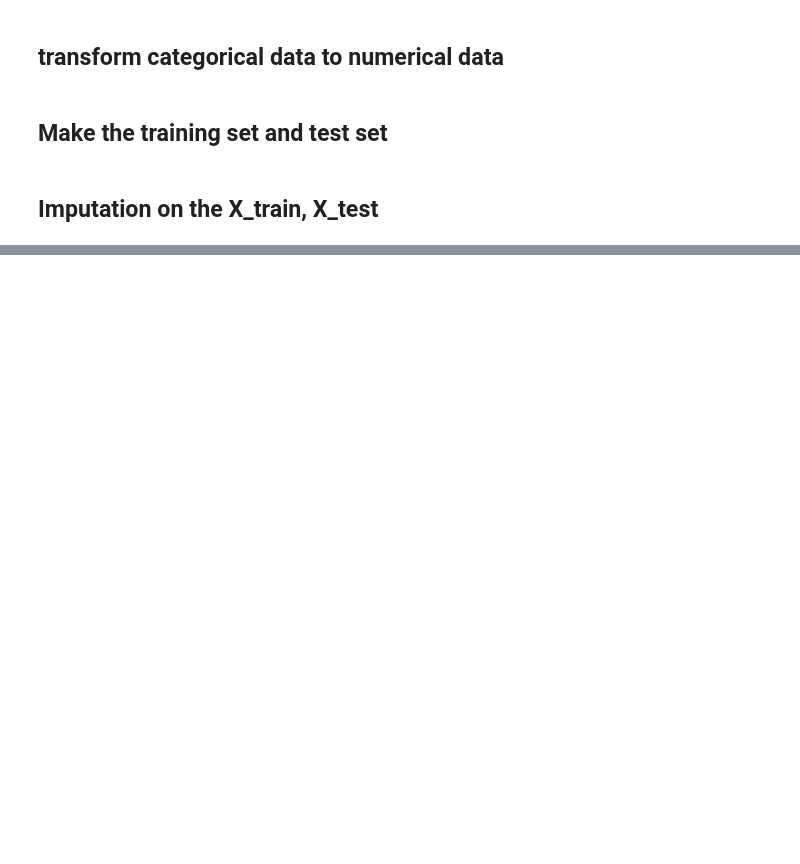
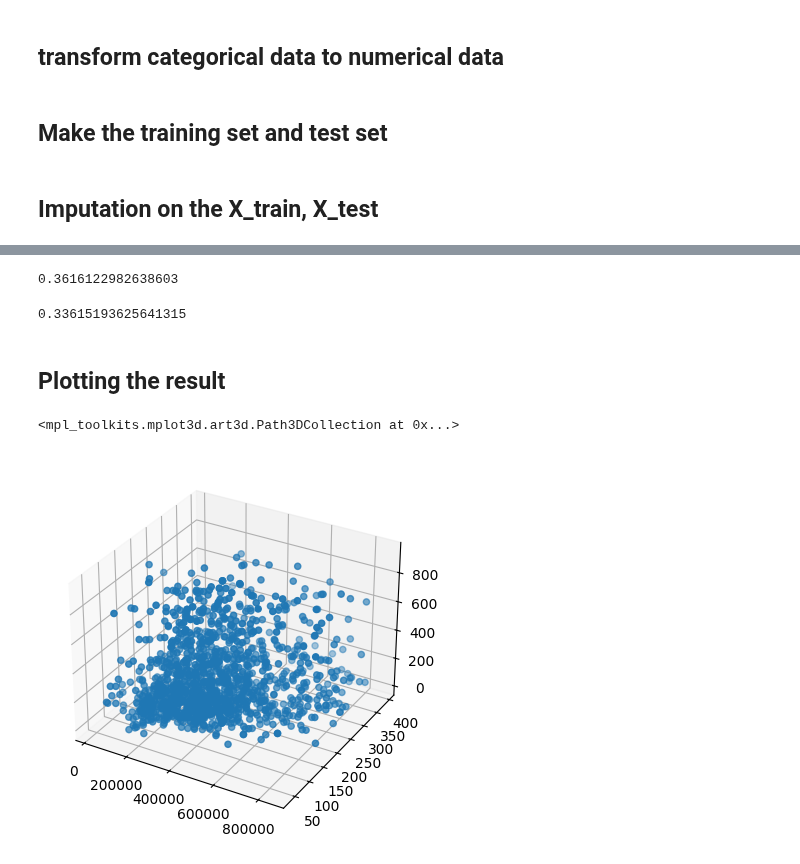
Before and after one commit to semdeleer/immo-eliza-ml, a Jupyter notebook: cleaning/preprocessingf.ipynb, the cells around one changed output, grey strips where cells are left out. Saved outputs shown, nothing was run; the diff lists cells and outputs as text; code cells hidden in the pictures; blank space fills up the shorter version.

```diff
--- a/cleaning/preprocessingf.ipynb
+++ b/cleaning/preprocessingf.ipynb
@@ -147,0 +157,7 @@ def replace_NaN_Categorical(df, comlist):
+# %%
+y_test = replace_null_mean(y_test, ["price"])
+y_train = replace_null_mean(y_train, ["price"])
+# %%
+columns_with_null = X_train.columns[X_train.isnull().any()].tolist()
+X_train = replace_null_to_zero(X_train, columns_with_null)
+X_test = replace_null_to_zero(X_test, columns_with_null)
@@ -147,0 +214,3 @@ def replace_NaN_Categorical(df, comlist):
+# %%
+regressor = LinearRegression()
+regressor.fit(X_train, y_train)
@@ -147,0 +219,2 @@ def replace_NaN_Categorical(df, comlist):
+# %%
+regressor.fit(X_train, y_train).predict(X_test)
@@ -147,0 +239,18 @@ def replace_NaN_Categorical(df, comlist):
+# %%
+regressor.score(X_train, y_train)
+# %% [output]
+0.3616122982638603
+# %%
+score = r2_score(y_test, y_pred)
+score
+# %% [output]
+0.33615193625641315
+# %% [markdown]
+## Plotting the result
+# %%
+fig = plt.figure()
+ax = fig.add_subplot(111, projection='3d')
+ax.scatter(y_train['price'], X_train['living_area'], X_train['garden_area'])
+# %% [output]
+<mpl_toolkits.mplot3d.art3d.Path3DCollection at 0x...>
+[figure, added]
```
Also changed, not shown: parts of 31 cells of this notebook.
